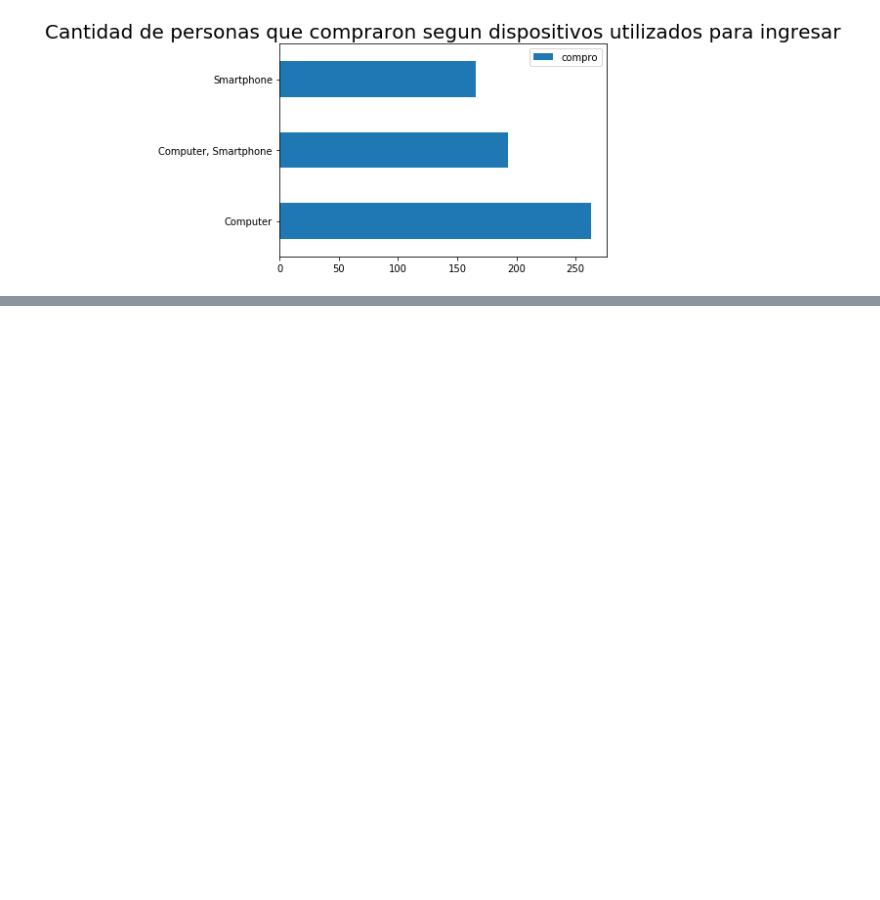
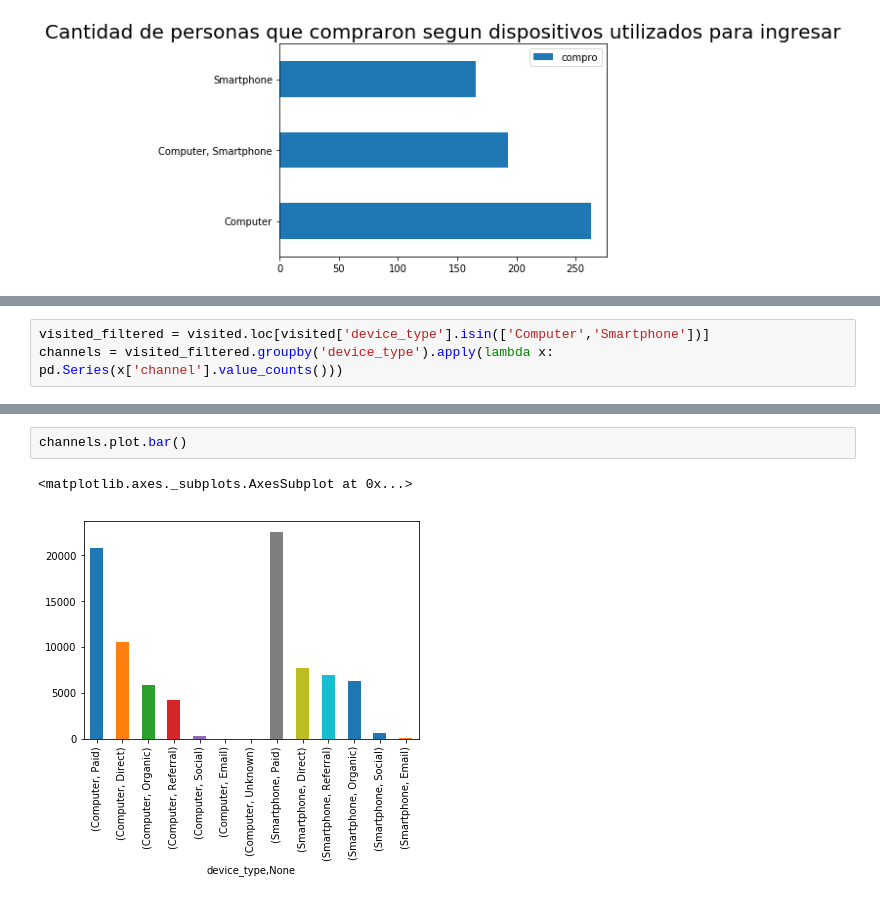
Before and after one commit to javier2409/TP1Datos2C2018, a Jupyter notebook: device type.ipynb, the cells around one changed output, grey strips where cells are left out. Cells and saved outputs as stored; diff of their text form; blank space fills up the shorter version.

Commit message:
renombre algunos y agregue algo en device type

```diff
--- a/Compras_segun_dispositivos.ipynb
+++ b/device type.ipynb
@@ -83,0 +86,3 @@ Text(0.5,1,'Cantidad de personas que compraron segun dispositivos utilizados par
+# %%
+visited_filtered = visited.loc[visited['device_type'].isin(['Computer','Smartphone'])]
+channels = visited_filtered.groupby('device_type').apply(lambda x: pd.Series(x['channel'].value_counts()))
@@ -83,0 +107,5 @@ Text(0.5,1,'Cantidad de personas que compraron segun dispositivos utilizados par
+# %%
+channels.plot.bar()
+# %% [output]
+<matplotlib.axes._subplots.AxesSubplot at 0x...>
+[figure, added]
```
Also changed, not shown: parts of 3 cells of this notebook, 1 other file.
